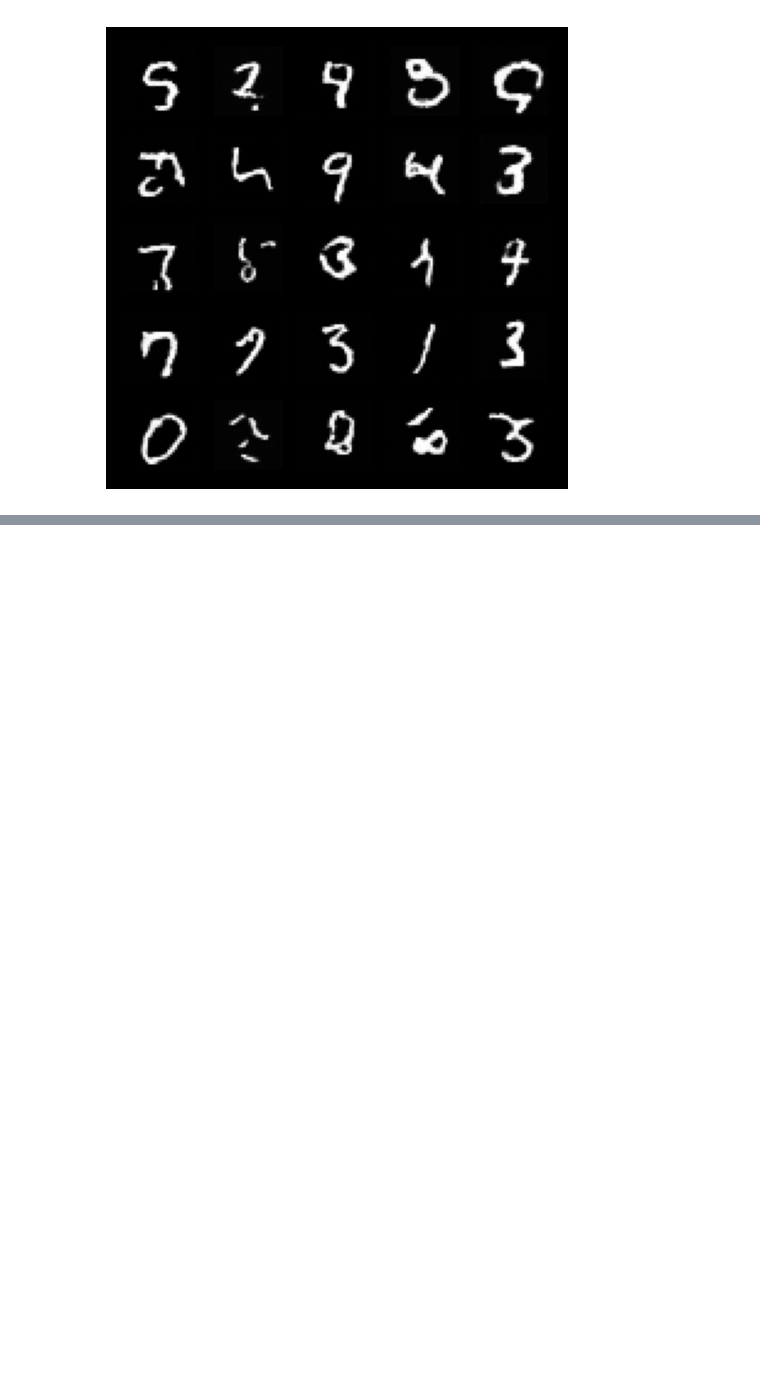
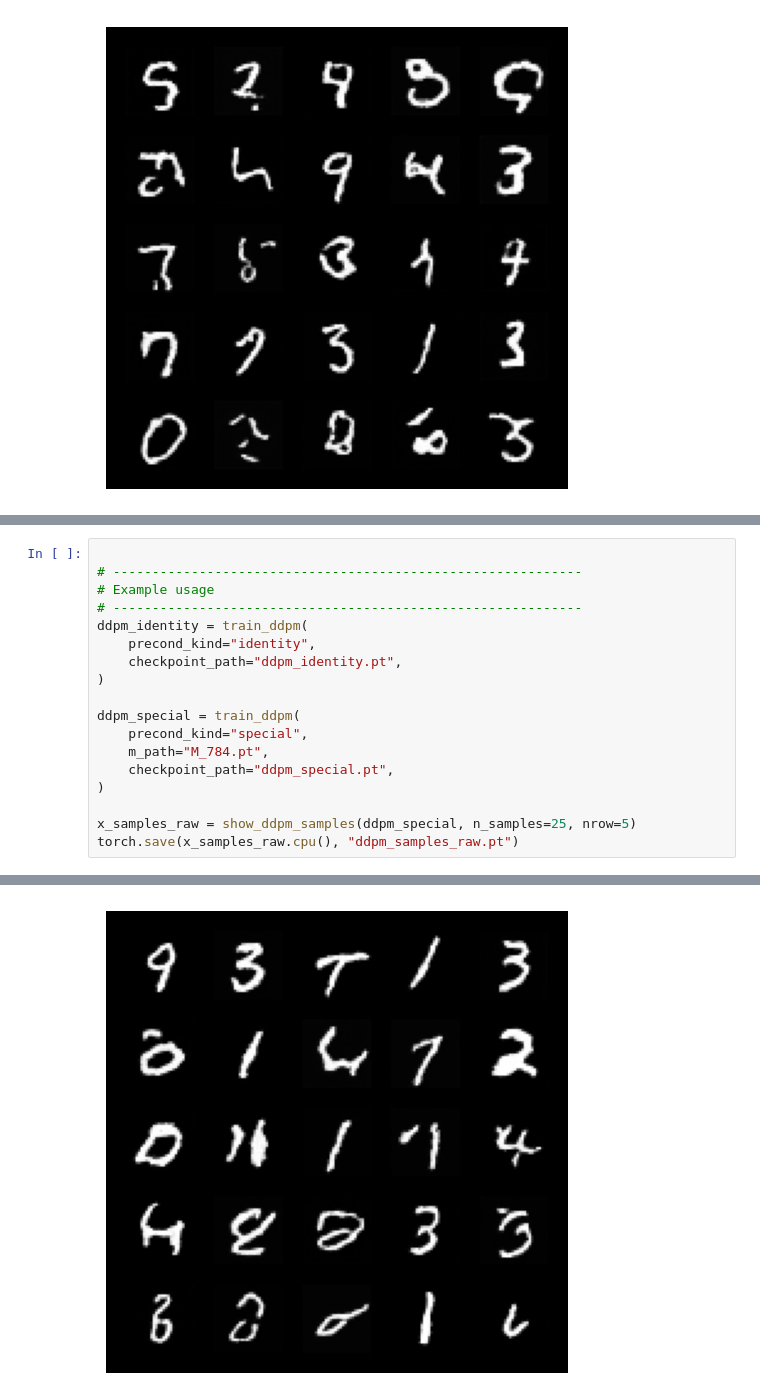
Before and after one commit to peter-w-hoffman/mapped_diffusion, a Jupyter notebook: ddpm_function.ipynb, the cells around one changed output, grey strips where cells are left out. Saved outputs shown, nothing was run; the diff lists cells and outputs as text; blank space fills up the shorter version.

```diff
--- a/ddpm_function.ipynb
+++ b/ddpm_function.ipynb
@@ -454,0 +454,19 @@ False True highest
+# %%
+
+# ------------------------------------------------------------
+# Example usage
+# ------------------------------------------------------------
+ddpm_identity = train_ddpm(
+    precond_kind="identity",
+    checkpoint_path="ddpm_identity.pt",
+)
+
+ddpm_special = train_ddpm(
+    precond_kind="special",
+    m_path="M_784.pt",
+    checkpoint_path="ddpm_special.pt",
+)
+
+x_samples_raw = show_ddpm_samples(ddpm_special, n_samples=25, nrow=5)
+torch.save(x_samples_raw.cpu(), "ddpm_samples_raw.pt")
+# %% [output]
@@ -454,0 +479 @@ False True highest
+[figure, added]
```
Also changed, not shown: parts of 7 cells of this notebook, 9 other files.
